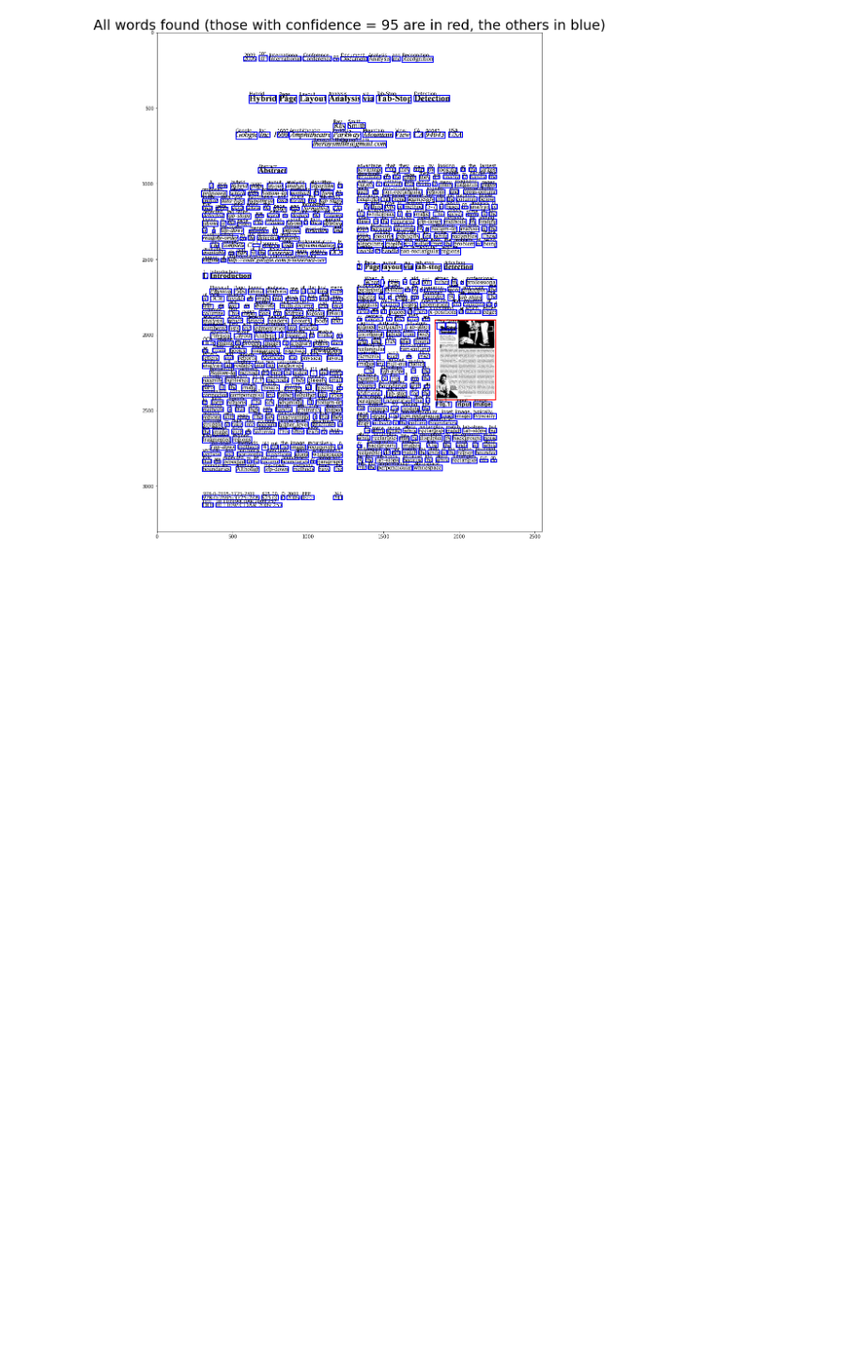
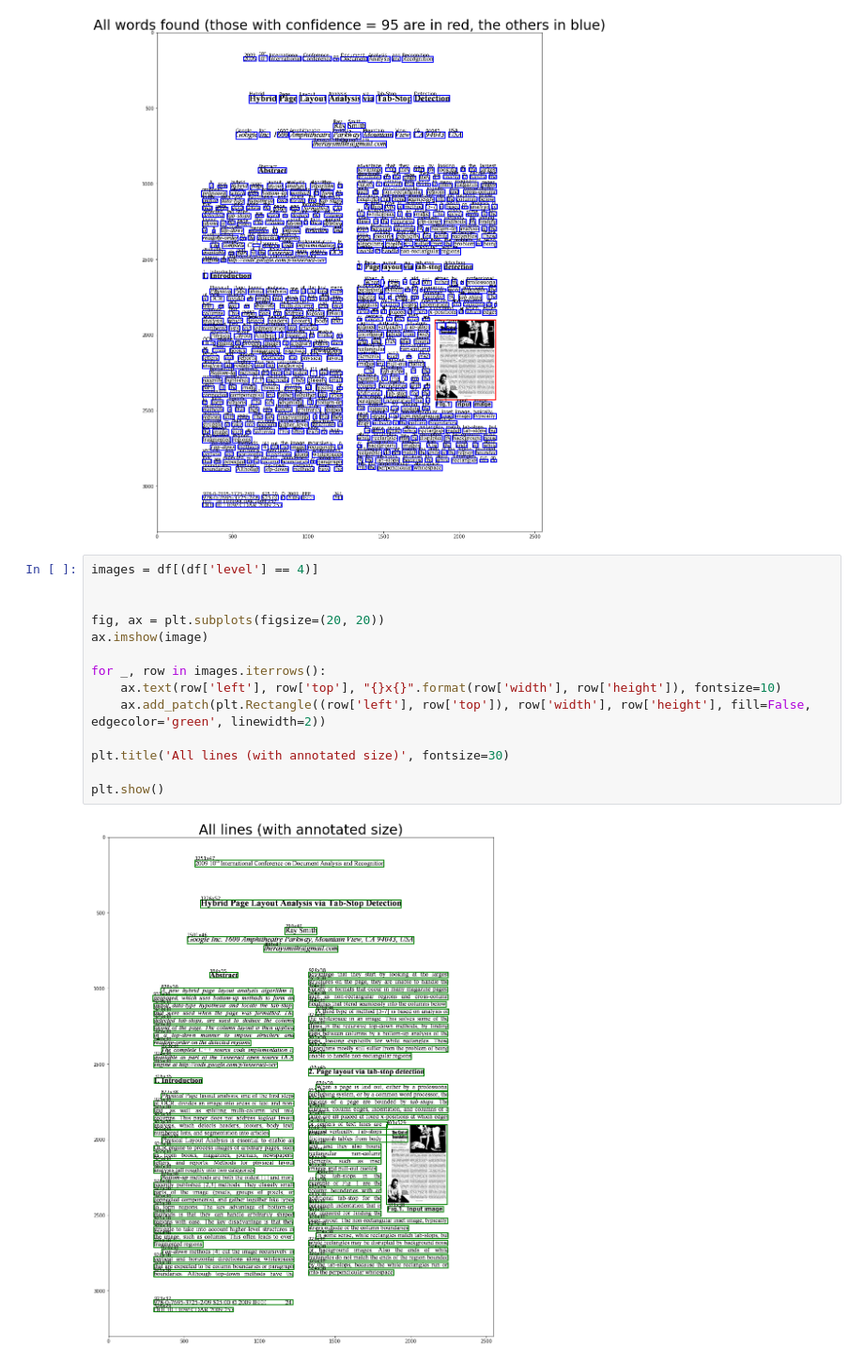
Before and after one commit to md-scanner/md-scanner, a Jupyter notebook: tesseract-annotator/tesseract-annotator.ipynb, the cells around one changed output. Shown at 94% size. Saved outputs shown, nothing was run; the diff lists cells and outputs as text; blank space fills up the shorter version.

Commit message:
add line, paragraph and block annotations
Signed-off-by: Carmine Zaccagnino <carmine@carminezacc.com>

```diff
--- a/tesseract-annotator/tesseract-annotator.ipynb
+++ b/tesseract-annotator/tesseract-annotator.ipynb
@@ -38,3 +38,19 @@ plt.title('All words found (those with confidence = 95 are in red, the others in
 plt.show()
 # %% [output]
 [figure]
+# %%
+images = df[(df['level'] == 4)]
+
+
+fig, ax = plt.subplots(figsize=(20, 20))
+ax.imshow(image)
+
+for _, row in images.iterrows():
+    ax.text(row['left'], row['top'], "{}x{}".format(row['width'], row['height']), fontsize=10)
+    ax.add_patch(plt.Rectangle((row['left'], row['top']), row['width'], row['height'], fill=False, edgecolor='green', linewidth=2))
+
+plt.title('All lines (with annotated size)', fontsize=30)
+
+plt.show()
+# %% [output]
+[figure, added]
```
Also changed, not shown: parts of 2 cells of this notebook.
